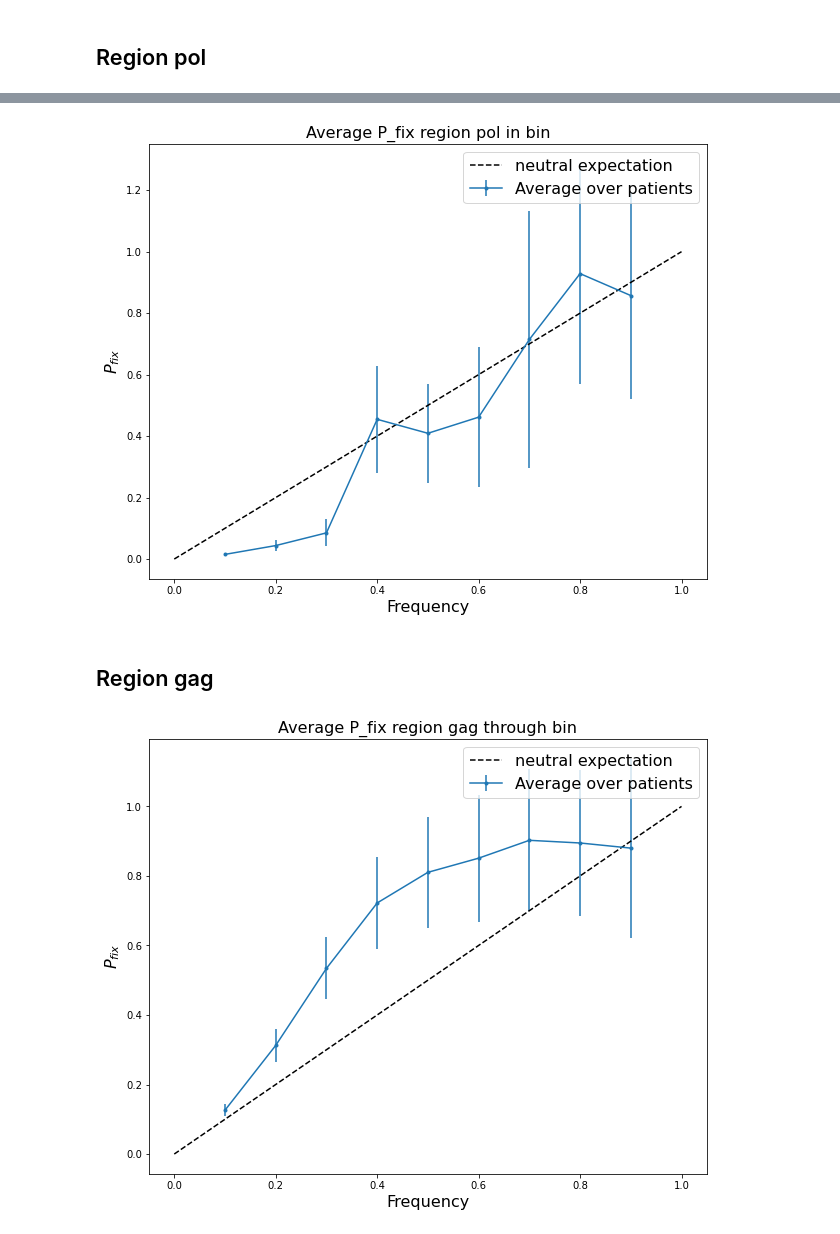
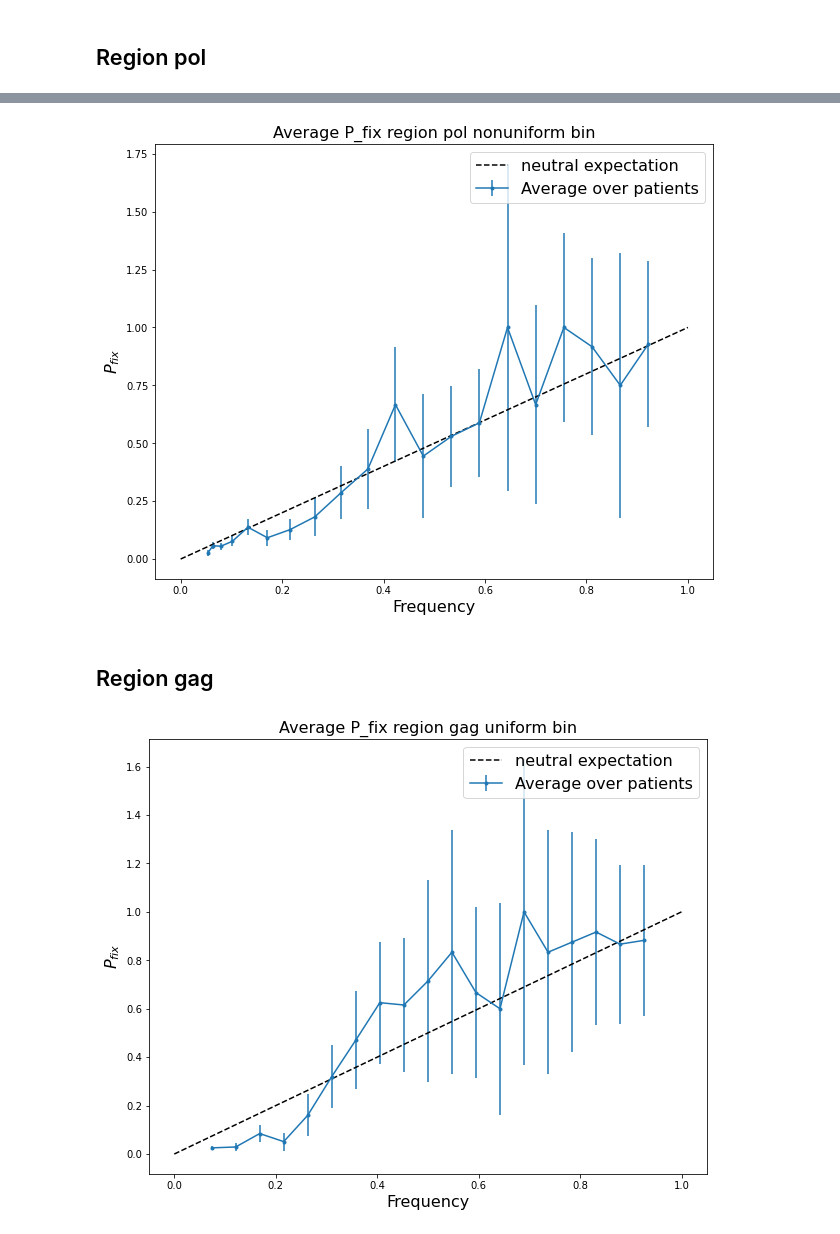
Before and after one commit to neherlab/HIVEVO_recombination, a Jupyter notebook: notebooks/P_fix.ipynb, the cells around one changed output, grey strips where cells are left out. Saved outputs shown, nothing was run; the diff lists cells and outputs as text; code cells hidden in the pictures.

```diff
--- a/notebooks/P_fix.ipynb
+++ b/notebooks/P_fix.ipynb
@@ -276,32 +266,30 @@ plot_average_proba(frequency_bins, avg_proba_fix, err_proba_fix, region, criteri
 # %%
 # Parameters
-patient_names = ["p1", "p2", "p4", "p5", "p6", "p8", "p9", "p11"]
-criteria = "in"
+patient_names = ["p1", "p2", "p3", "p4", "p5", "p6", "p8", "p9", "p11"]
+bin_type = "nonuniform"
 region = "pol"
 remove_one_point_only = False
-nb_bin = 10
-fontsize = 16
+nb_bin = 20
 
 # Function calls
-frequency_bins, avg_proba_fix, all_traj_per_bin, all_fixed_per_bin, err_proba_fix = average_proba_fix(patient_names, criteria, region, nb_bin, remove_one_point_only)
-plot_average_proba(frequency_bins, avg_proba_fix, err_proba_fix, region, criteria)
+frequency_bins, proba_fix, traj_per_bin, fixed_per_bin, err_proba_fix = average_proba_fix(patient_names, region, bin_type, nb_bin, remove_one_point_only)
+plot_average_proba(frequency_bins, proba_fix, err_proba_fix, region, bin_type)
 # %% [output]
-[figure, old version]
+[figure, new version]
 # %% [markdown]
 ## Region gag
 # %%
 # Parameters
-patient_names = ["p1", "p2", "p4", "p5", "p6", "p8", "p9", "p11"]
-criteria = "through"
+patient_names = ["p1", "p2", "p3", "p4", "p5", "p6", "p8", "p9", "p11"]
+bin_type = "uniform"
 region = "gag"
 remove_one_point_only = False
-nb_bin = 10
-fontsize = 16
+nb_bin = 20
 
 # Function calls
-frequency_bins, avg_proba_fix, all_traj_per_bin, all_fixed_per_bin, err_proba_fix = average_proba_fix(patient_names, criteria, region, nb_bin, remove_one_point_only)
-plot_average_proba(frequency_bins, avg_proba_fix, err_proba_fix, region, criteria)
+frequency_bins, proba_fix, traj_per_bin, fixed_per_bin, err_proba_fix = average_proba_fix(patient_names, region, bin_type, nb_bin, remove_one_point_only)
+plot_average_proba(frequency_bins, proba_fix, err_proba_fix, region, bin_type)
 # %% [output]
-[figure, old version]
+[figure, new version]
 # %%
 # Parameters
```
Also changed, not shown: parts of 5 cells of this notebook, 3 other files.
